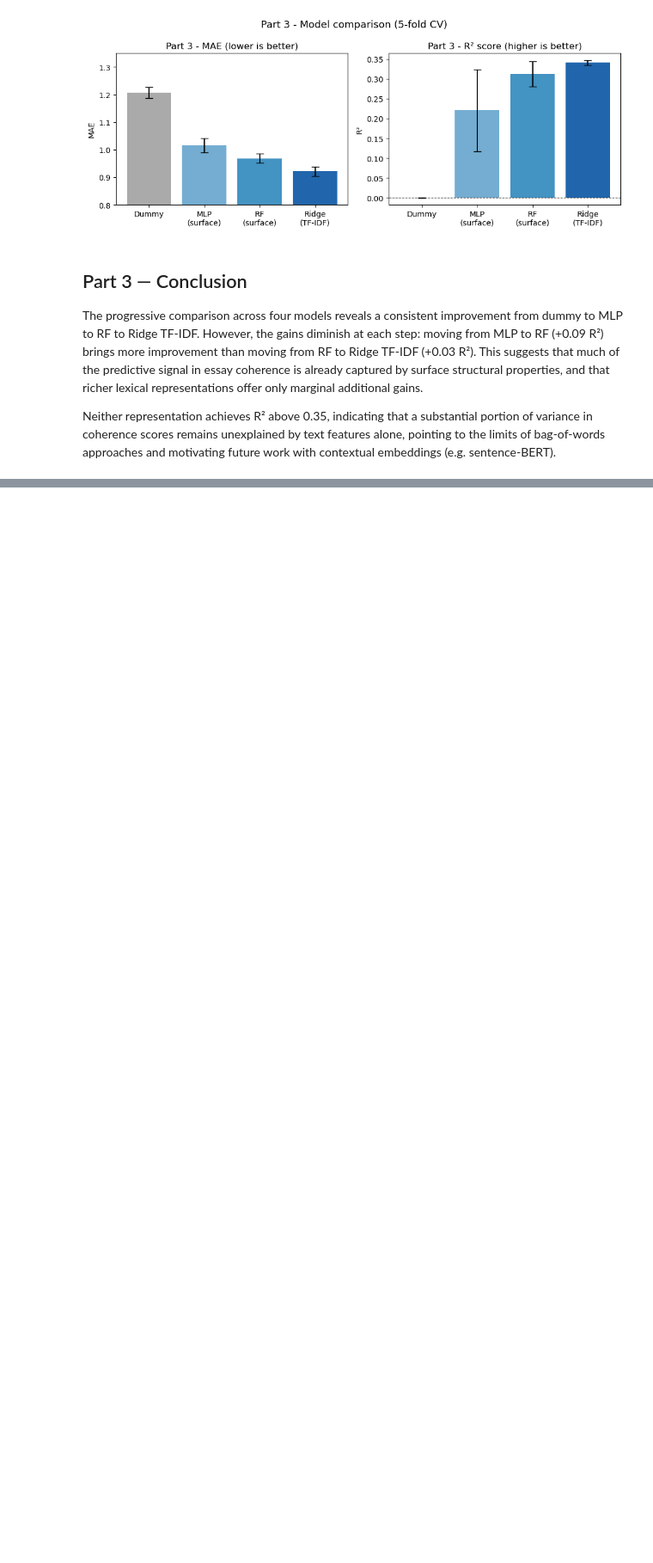
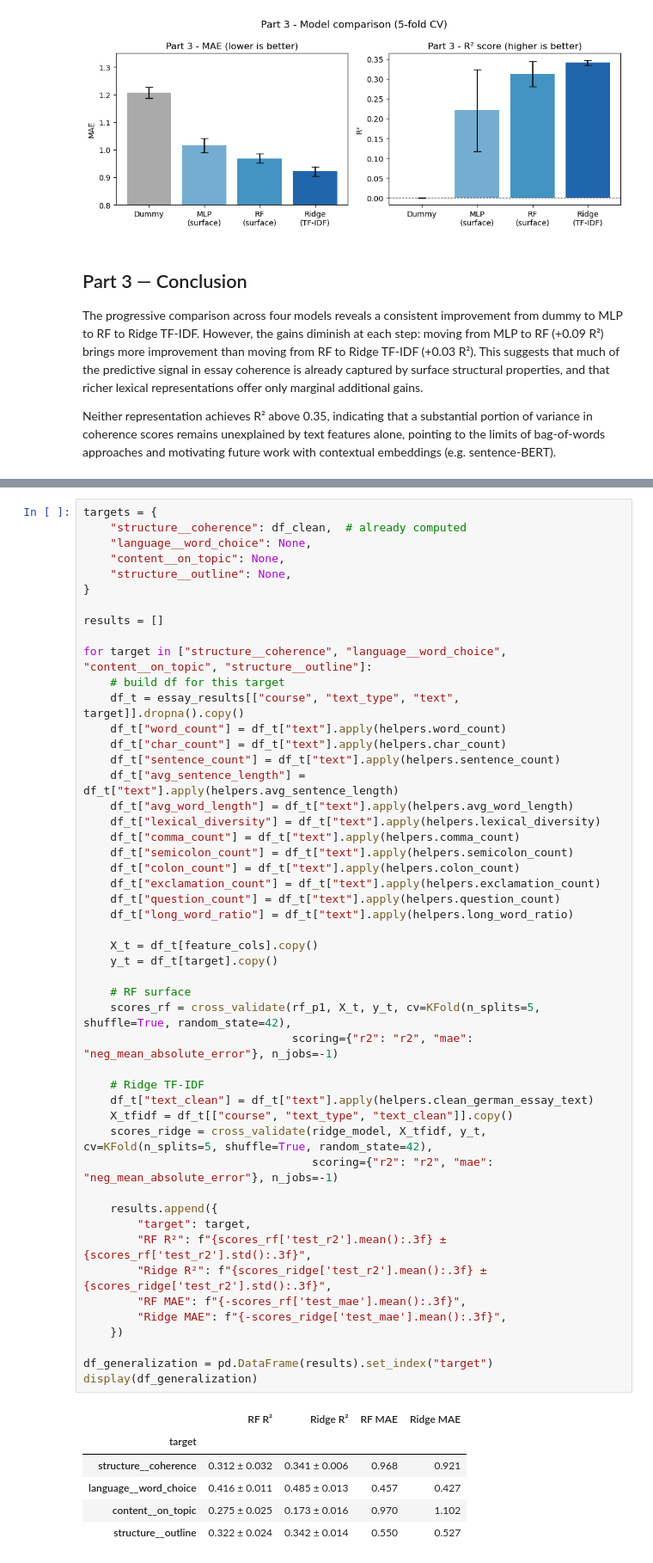
Before and after one commit to Tournedos/MLBD_2026, a Jupyter notebook: Q1/1_subquestion.ipynb, the cells around one changed output, grey strips where cells are left out. Shown at 86% size. Saved outputs shown, nothing was run; the diff lists cells and outputs as text; blank space fills up the shorter version.

```diff
--- a/Q1/1_subquestion.ipynb
+++ b/Q1/1_subquestion.ipynb
@@ -808,0 +885,56 @@ Neither representation achieves R² above 0.35, indicating that a substantial po
+# %%
+targets = {
+    "structure__coherence": df_clean,  # already computed
+    "language__word_choice": None,
+    "content__on_topic": None,
+    "structure__outline": None,
+}
+
+results = []
+
+for target in ["structure__coherence", "language__word_choice", "content__on_topic", "structure__outline"]:
+    # build df for this target
+    df_t = essay_results[["course", "text_type", "text", target]].dropna().copy()
+    df_t["word_count"] = df_t["text"].apply(helpers.word_count)
+    df_t["char_count"] = df_t["text"].apply(helpers.char_count)
+    df_t["sentence_count"] = df_t["text"].apply(helpers.sentence_count)
+    df_t["avg_sentence_length"] = df_t["text"].apply(helpers.avg_sentence_length)
+    df_t["avg_word_length"] = df_t["text"].apply(helpers.avg_word_length)
+    df_t["lexical_diversity"] = df_t["text"].apply(helpers.lexical_diversity)
+    df_t["comma_count"] = df_t["text"].apply(helpers.comma_count)
+    df_t["semicolon_count"] = df_t["text"].apply(helpers.semicolon_count)
+    df_t["colon_count"] = df_t["text"].apply(helpers.colon_count)
+    df_t["exclamation_count"] = df_t["text"].apply(helpers.exclamation_count)
+    df_t["question_count"] = df_t["text"].apply(helpers.question_count)
+    df_t["long_word_ratio"] = df_t["text"].apply(helpers.long_word_ratio)
+
+    X_t = df_t[feature_cols].copy()
+    y_t = df_t[target].copy()
+
+    # RF surface
+    scores_rf = cross_validate(rf_p1, X_t, y_t, cv=KFold(n_splits=5, shuffle=True, random_state=42),
+                               scoring={"r2": "r2", "mae": "neg_mean_absolute_error"}, n_jobs=-1)
+
+    # Ridge TF-IDF
+    df_t["text_clean"] = df_t["text"].apply(helpers.clean_german_essay_text)
+    X_tfidf = df_t[["course", "text_type", "text_clean"]].copy()
+    scores_ridge = cross_validate(ridge_model, X_tfidf, y_t, cv=KFold(n_splits=5, shuffle=True, random_state=42),
+                                  scoring={"r2": "r2", "mae": "neg_mean_absolute_error"}, n_jobs=-1)
+
+    results.append({
+        "target": target,
+        "RF R²": f"{scores_rf['test_r2'].mean():.3f} ± {scores_rf['test_r2'].std():.3f}",
+        "Ridge R²": f"{scores_ridge['test_r2'].mean():.3f} ± {scores_ridge['test_r2'].std():.3f}",
+        "RF MAE": f"{-scores_rf['test_mae'].mean():.3f}",
+        "Ridge MAE": f"{-scores_ridge['test_mae'].mean():.3f}",
+    })
+
+df_generalization = pd.DataFrame(results).set_index("target")
+display(df_generalization)
+# %% [output]
+|  | RF R² | Ridge R² | RF MAE | Ridge MAE |
+| target |  |  |  |  |
+| structure__coherence | 0.312 ± 0.032 | 0.341 ± 0.006 | 0.968 | 0.921 |
+| language__word_choice | 0.416 ± 0.011 | 0.485 ± 0.013 | 0.457 | 0.427 |
+| content__on_topic | 0.275 ± 0.025 | 0.173 ± 0.016 | 0.970 | 1.102 |
+| structure__outline | 0.322 ± 0.024 | 0.342 ± 0.014 | 0.550 | 0.527 |
```
Also changed, not shown: parts of 9 cells of this notebook.
